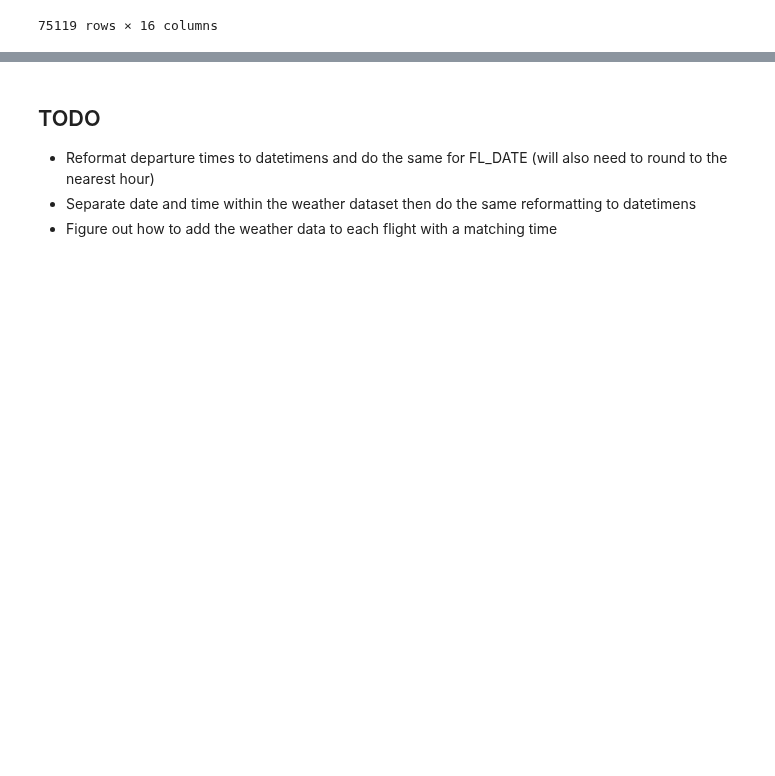
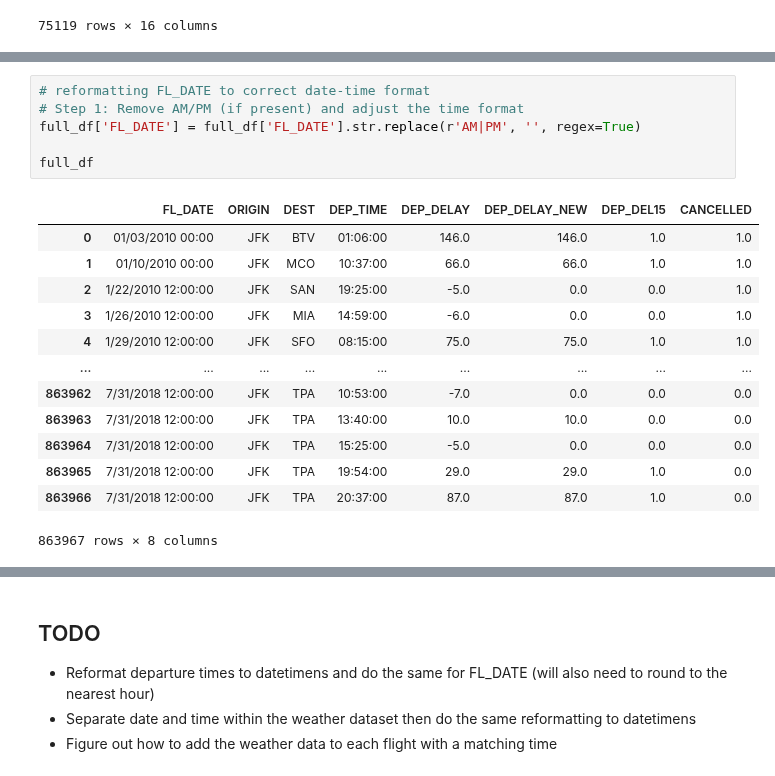
Before and after one commit to craigmiller24/MLP_Project, a Jupyter notebook: Preprocessing.ipynb, the cells around one changed output, grey strips where cells are left out. Drawn from its saved outputs; the diff is of its cells as text; blank space fills up the shorter version.

```diff
--- a/Preprocessing.ipynb
+++ b/Preprocessing.ipynb
@@ -69,0 +86,20 @@ weather_df
+# %%
+# reformatting FL_DATE to correct date-time format
+# Step 1: Remove AM/PM (if present) and adjust the time format
+full_df['FL_DATE'] = full_df['FL_DATE'].str.replace(r'AM|PM', '', regex=True)
+
+full_df
+# %% [output]
+|  | FL_DATE | ORIGIN | DEST | DEP_TIME | DEP_DELAY | DEP_DELAY_NEW | DEP_DEL15 | CANCELLED |
+| 0 | 01/03/2010 00:00 | JFK | BTV | 01:06:00 | 146.0 | 146.0 | 1.0 | 1.0 |
+| 1 | 01/10/2010 00:00 | JFK | MCO | 10:37:00 | 66.0 | 66.0 | 1.0 | 1.0 |
+| 2 | 1/22/2010 12:00:00 | JFK | SAN | 19:25:00 | -5.0 | 0.0 | 0.0 | 1.0 |
+| 3 | 1/26/2010 12:00:00 | JFK | MIA | 14:59:00 | -6.0 | 0.0 | 0.0 | 1.0 |
+| 4 | 1/29/2010 12:00:00 | JFK | SFO | 08:15:00 | 75.0 | 75.0 | 1.0 | 1.0 |
+| ... | ... | ... | ... | ... | ... | ... | ... | ... |
+| 863962 | 7/31/2018 12:00:00 | JFK | TPA | 10:53:00 | -7.0 | 0.0 | 0.0 | 0.0 |
+| 863963 | 7/31/2018 12:00:00 | JFK | TPA | 13:40:00 | 10.0 | 10.0 | 0.0 | 0.0 |
+| 863964 | 7/31/2018 12:00:00 | JFK | TPA | 15:25:00 | -5.0 | 0.0 | 0.0 | 0.0 |
+| 863965 | 7/31/2018 12:00:00 | JFK | TPA | 19:54:00 | 29.0 | 29.0 | 1.0 | 0.0 |
+| 863966 | 7/31/2018 12:00:00 | JFK | TPA | 20:37:00 | 87.0 | 87.0 | 1.0 | 0.0 |
+863967 rows × 8 columns
```
Also changed, not shown: parts of 3 cells of this notebook.
